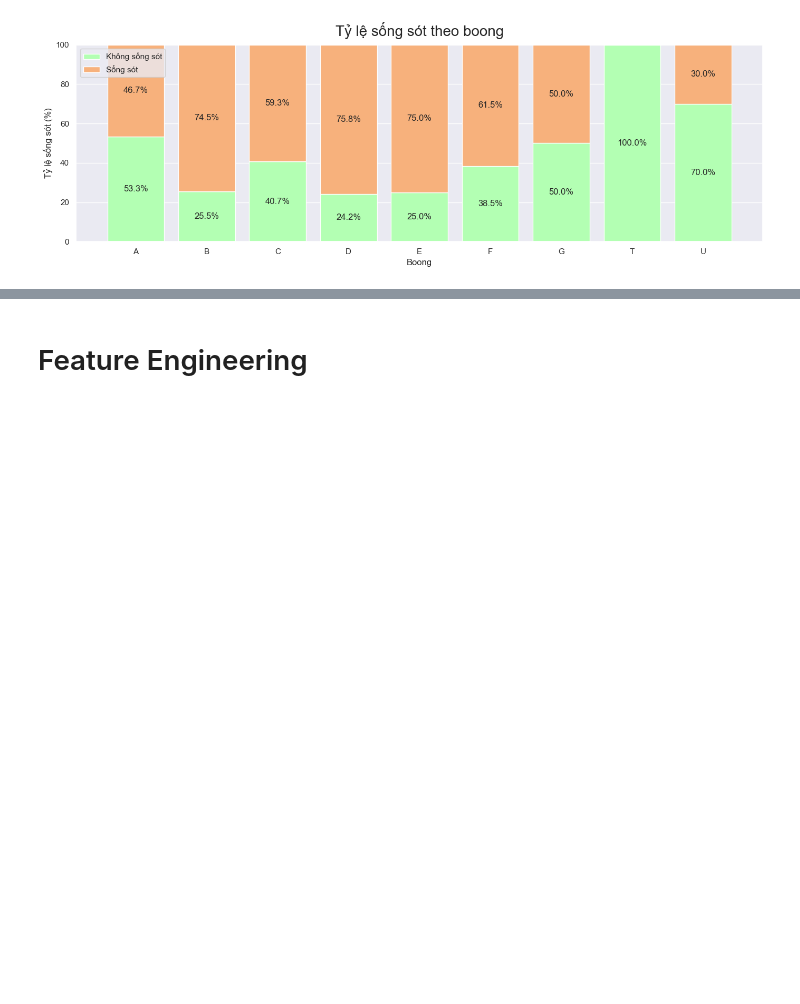
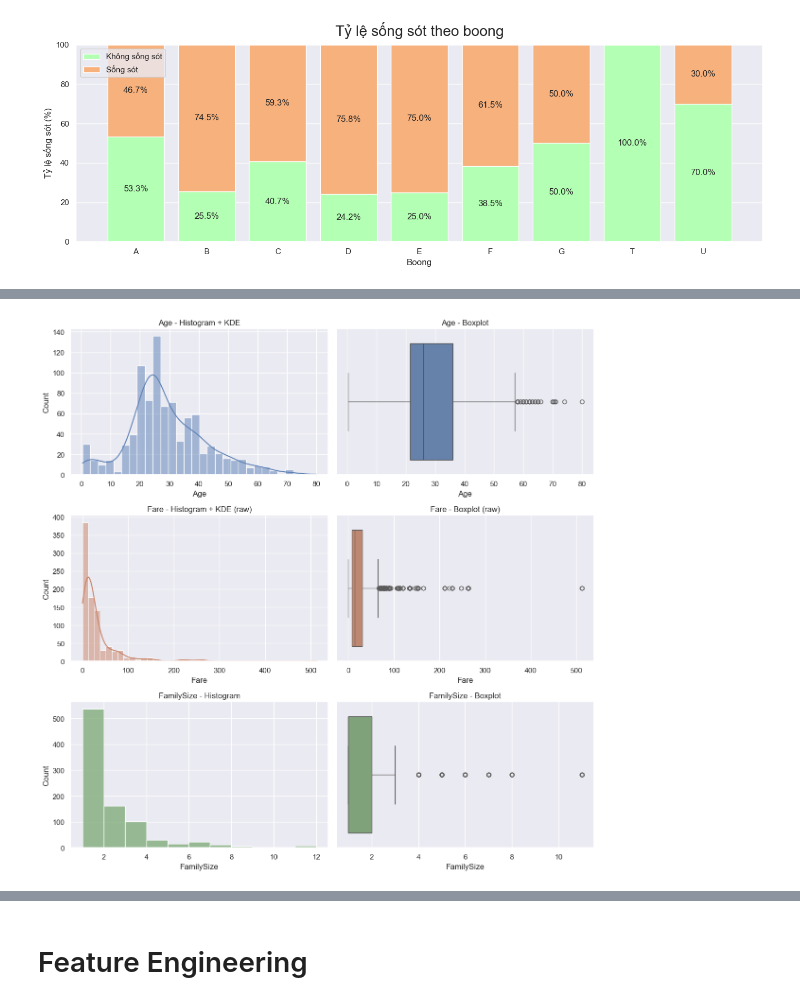
Before and after one commit to Phtzone/SGU25_KPDL_Group, a Jupyter notebook: Challange 1/titanic/titanic.ipynb, the cells around one changed output, grey strips where cells are left out. Saved outputs shown, nothing was run; the diff lists cells and outputs as text; code cells hidden in the pictures; blank space fills up the shorter version.

```diff
--- a/Challange 1/titanic/titanic.ipynb
+++ b/Challange 1/titanic/titanic.ipynb
@@ -464,0 +535,41 @@ plt.show()
+# %%
+_df = raw_train if 'raw_train' in globals() else train_df.copy()
+
+viz_df = (
+    _df[['Age', 'Fare', 'SibSp', 'Parch']]
+    .assign(FamilySize=lambda d: d['SibSp'] + d['Parch'] + 1)
+)
+
+fig, axes = plt.subplots(3, 2, figsize=(12, 12))
+
+# Age
+sns.histplot(viz_df['Age'].dropna(), kde=True, bins=30, ax=axes[0, 0], color='#5B80B5')
+axes[0, 0].set_title('Age - Histogram + KDE')
+axes[0, 0].set_xlabel('Age')
+
+sns.boxplot(x=viz_df['Age'], ax=axes[0, 1], color='#5B80B5')
+axes[0, 1].set_title('Age - Boxplot')
+axes[0, 1].set_xlabel('Age')
+
+# Fare
+sns.histplot(viz_df['Fare'].dropna(), kde=True, bins=40, ax=axes[1, 0], color='#C98266')
+axes[1, 0].set_title('Fare - Histogram + KDE (raw)')
+axes[1, 0].set_xlabel('Fare')
+
+sns.boxplot(x=viz_df['Fare'], ax=axes[1, 1], color='#C98266')
+axes[1, 1].set_title('Fare - Boxplot (raw)')
+axes[1, 1].set_xlabel('Fare')
+
+# FamilySize
+sns.histplot(viz_df['FamilySize'], bins=range(1, int(viz_df['FamilySize'].max()) + 2), ax=axes[2, 0], color='#7AA874')
+axes[2, 0].set_title('FamilySize - Histogram')
+axes[2, 0].set_xlabel('FamilySize')
+
+sns.boxplot(x=viz_df['FamilySize'], ax=axes[2, 1], color='#7AA874')
+axes[2, 1].set_title('FamilySize - Boxplot')
+axes[2, 1].set_xlabel('FamilySize')
+
+plt.tight_layout()
+plt.show()
+# %% [output]
+[figure, added]
```
Also changed, not shown: parts of 53 cells of this notebook.
